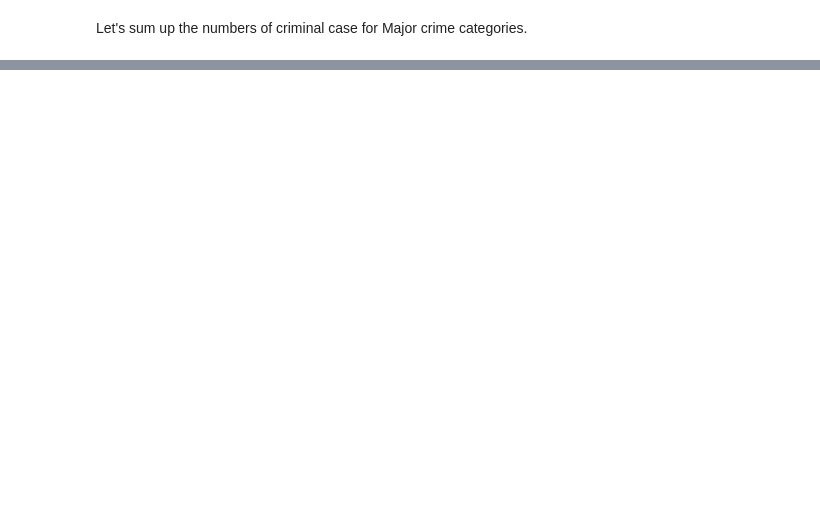
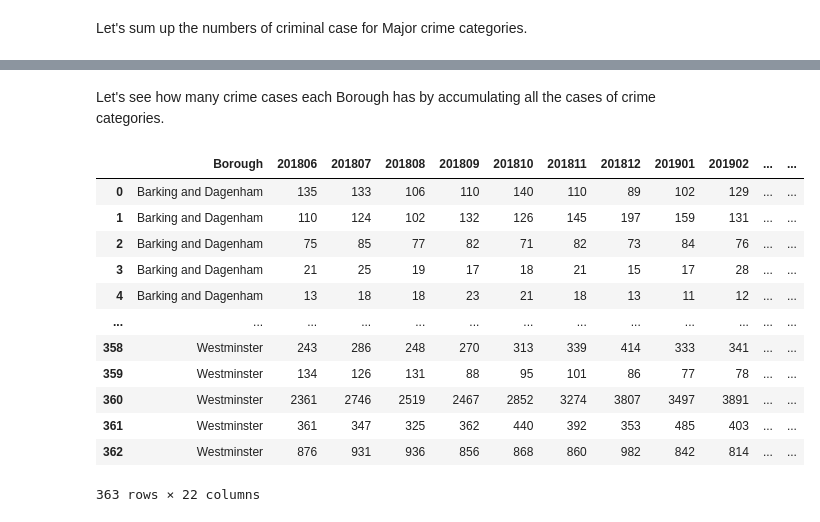
Before and after one commit to RJK99/Coursera_Capstone, a Jupyter notebook: AppliedDataScienceCapstone_A_Data_Journey_to_London_Week5.ipynb, the cells around one changed output, grey strips where cells are left out. Saved outputs shown, nothing was run; the diff lists cells and outputs as text; code cells hidden in the pictures; blank space fills up the shorter version.

```diff
--- a/AppliedDataScienceCapstone_A_Data_Journey_to_London_Week5.ipynb
+++ b/AppliedDataScienceCapstone_A_Data_Journey_to_London_Week5.ipynb
@@ -127,0 +131,8 @@ ax = df_test.plot.bar()
+# %%
+df_LUBN = df_crime['LookUp_BoroughName'].unique()
+df_MT  = df_crime['MajorText'].unique()
+# %%
+for i in range(len(df_LUBN)):
+    for j in range(len(df_MT)):
+        df_crime_Major.loc[i*len(df_MT)+j,'LookUp_BoroughName'] = df_LUBN[i]
+        df_crime_Major.loc[i*len(df_MT)+j,'MajorText'] = df_MT[j]
@@ -127,0 +146,2 @@ ax = df_test.plot.bar()
+# %%
+df_crime_Major.rename(columns={"LookUp_BoroughName":"Borough", "MajorText":"Crime_Category"},inplace=True)
@@ -127,0 +152,3 @@ ax = df_test.plot.bar()
+# %%
+df_crime_cleaned = df_crime_Major.drop(columns={'202003','202004','202005'})
+df_crime_cleaned
@@ -127,0 +169,2 @@ ax = df_test.plot.bar()
+# %% [markdown]
+Let's see how many crime cases each Borough has by accumulating all the cases of crime categories.
@@ -127,0 +180,17 @@ ax = df_test.plot.bar()
+# %%
+df_crime_cleaned_ = df_crime_cleaned.drop(columns='Crime_Category')
+df_crime_cleaned_
+# %% [output]
+|  | Borough | 201806 | 201807 | 201808 | 201809 | 201810 | 201811 | 201812 | 201901 | 201902 | ... | ... |
+| 0 | Barking and Dagenham | 135 | 133 | 106 | 110 | 140 | 110 | 89 | 102 | 129 | ... | ... |
+| 1 | Barking and Dagenham | 110 | 124 | 102 | 132 | 126 | 145 | 197 | 159 | 131 | ... | ... |
+| 2 | Barking and Dagenham | 75 | 85 | 77 | 82 | 71 | 82 | 73 | 84 | 76 | ... | ... |
+| 3 | Barking and Dagenham | 21 | 25 | 19 | 17 | 18 | 21 | 15 | 17 | 28 | ... | ... |
+| 4 | Barking and Dagenham | 13 | 18 | 18 | 23 | 21 | 18 | 13 | 11 | 12 | ... | ... |
+| ... | ... | ... | ... | ... | ... | ... | ... | ... | ... | ... | ... | ... |
+| 358 | Westminster | 243 | 286 | 248 | 270 | 313 | 339 | 414 | 333 | 341 | ... | ... |
+| 359 | Westminster | 134 | 126 | 131 | 88 | 95 | 101 | 86 | 77 | 78 | ... | ... |
+| 360 | Westminster | 2361 | 2746 | 2519 | 2467 | 2852 | 3274 | 3807 | 3497 | 3891 | ... | ... |
+| 361 | Westminster | 361 | 347 | 325 | 362 | 440 | 392 | 353 | 485 | 403 | ... | ... |
+| 362 | Westminster | 876 | 931 | 936 | 856 | 868 | 860 | 982 | 842 | 814 | ... | ... |
+363 rows × 22 columns
```
Also changed, not shown: parts of 27 cells of this notebook.
